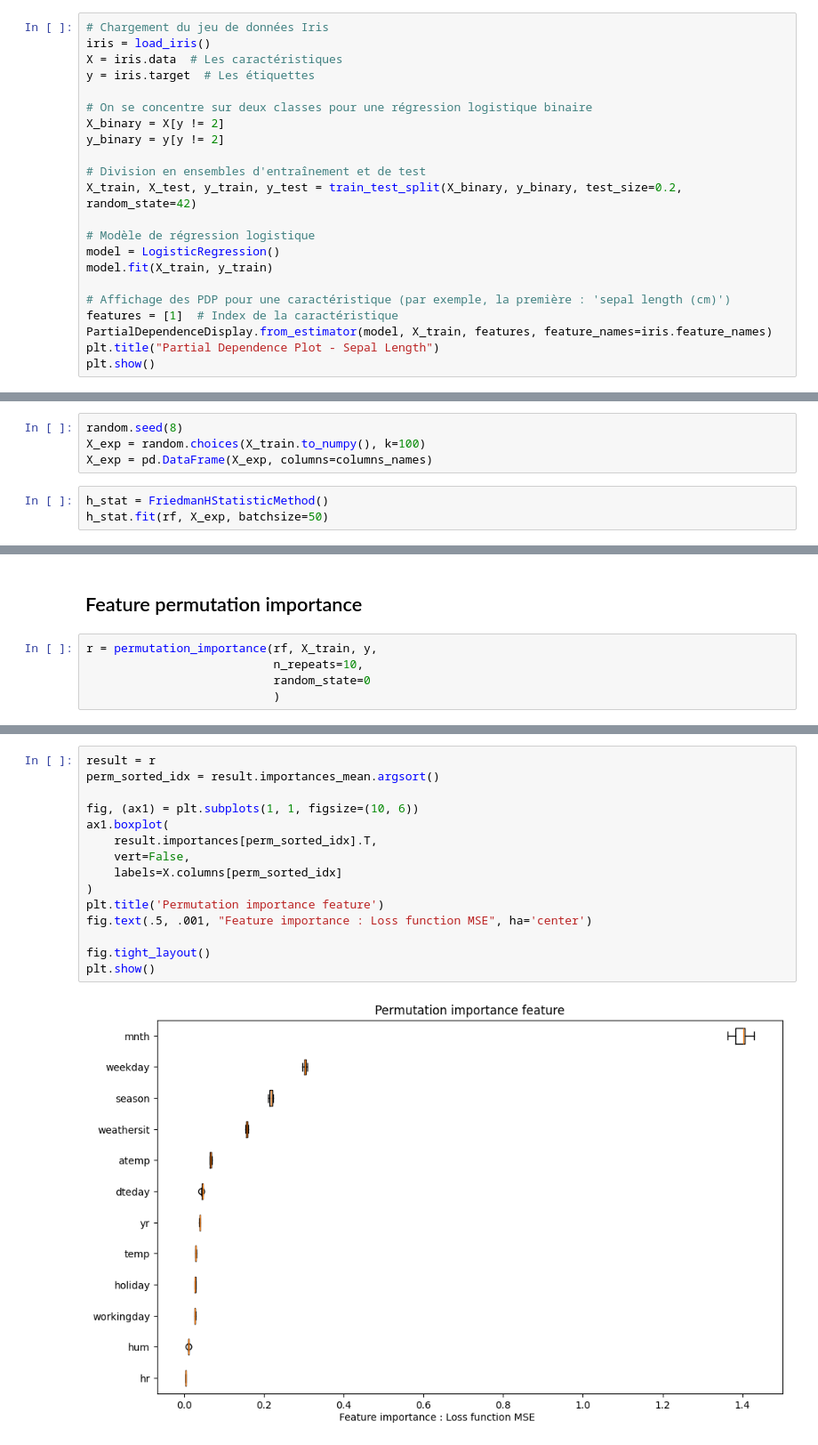
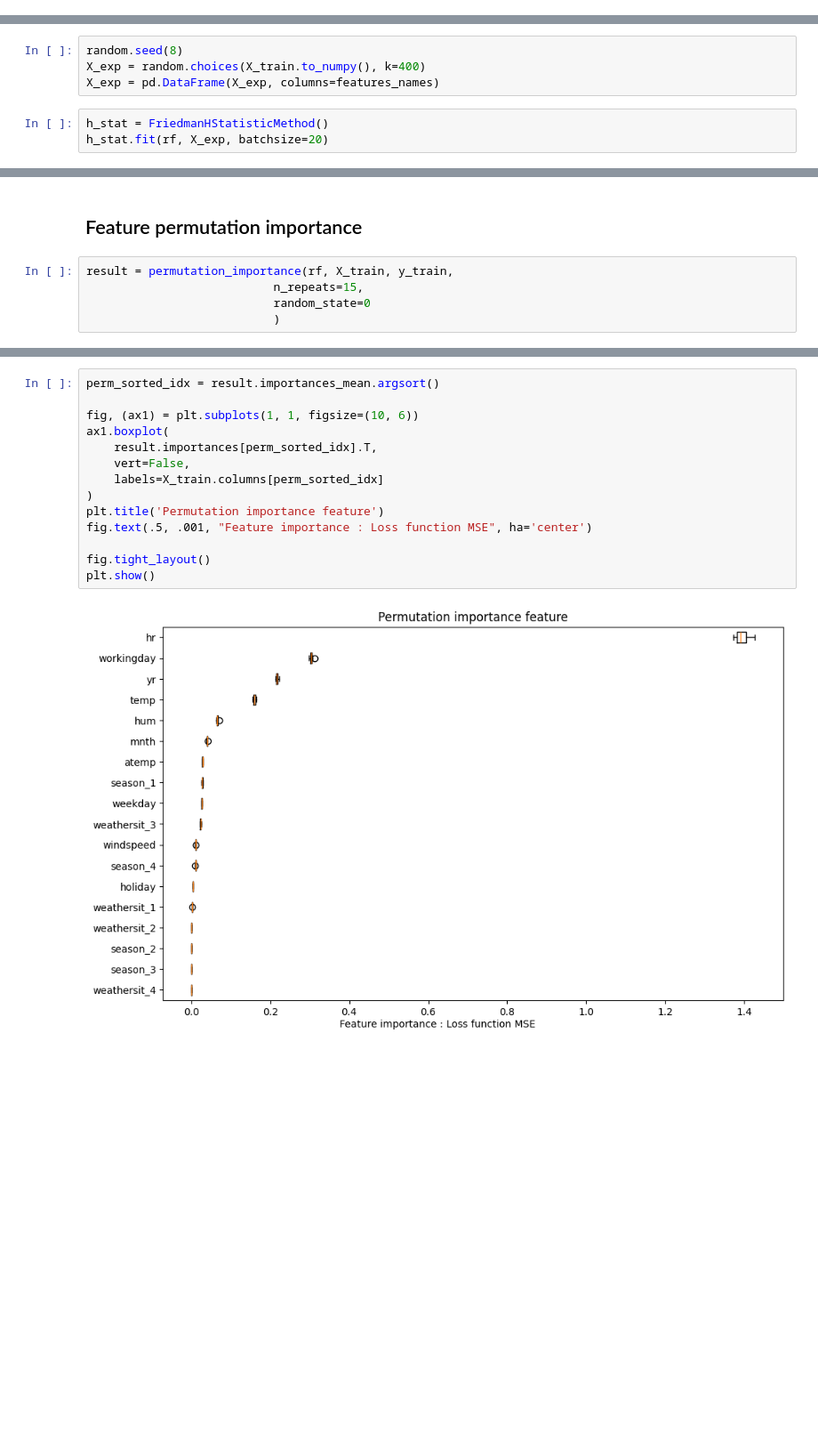
Before and after one commit to Roulitoo/cours_iae, a Jupyter notebook: 04_INTERPRETABLE_ML/code/interpretable_models_code.ipynb, the cells around one changed output, grey strips where cells are left out. Shown at 89% size. Saved outputs shown, nothing was run; the diff lists cells and outputs as text; blank space fills up the shorter version.

```diff
--- a/04_INTERPRETABLE_ML/code/interpretable_models_code.ipynb
+++ b/04_INTERPRETABLE_ML/code/interpretable_models_code.ipynb
@@ -41,22 +131,0 @@ RandomForestRegressor()
-# %%
-# Chargement du jeu de données Iris
-iris = load_iris()
-X = iris.data  # Les caractéristiques
-y = iris.target  # Les étiquettes
-
-# On se concentre sur deux classes pour une régression logistique binaire
-X_binary = X[y != 2]
-y_binary = y[y != 2]
-
-# Division en ensembles d'entraînement et de test
-X_train, X_test, y_train, y_test = train_test_split(X_binary, y_binary, test_size=0.2, random_state=42)
-
-# Modèle de régression logistique
-model = LogisticRegression()
-model.fit(X_train, y_train)
-
-# Affichage des PDP pour une caractéristique (par exemple, la première : 'sepal length (cm)')
-features = [1]  # Index de la caractéristique
-PartialDependenceDisplay.from_estimator(model, X_train, features, feature_names=iris.feature_names)
-plt.title("Partial Dependence Plot - Sepal Length")
-plt.show()
@@ -174,7 +207,7 @@ model = pipeline.fit(X, y)
 # %%
 random.seed(8)
-X_exp = random.choices(X_train.to_numpy(), k=100)
-X_exp = pd.DataFrame(X_exp, columns=columns_names)
+X_exp = random.choices(X_train.to_numpy(), k=400)
+X_exp = pd.DataFrame(X_exp, columns=features_names)
 # %%
 h_stat = FriedmanHStatisticMethod()
-h_stat.fit(rf, X_exp, batchsize=50)
+h_stat.fit(rf, X_exp, batchsize=20)
@@ -188,7 +227,7 @@ h_stat.plot(vis_type="bar_chart",top_k=10 )
 # %% [markdown]
 ## Feature permutation importance
 # %%
-r = permutation_importance(rf, X_train, y,
-                           n_repeats=10,
+result = permutation_importance(rf, X_train, y_train,
+                           n_repeats=15,
                            random_state=0
                            )
@@ -206,17 +242,16 @@ Name: count, dtype: float64
 # %%
-result = r
 perm_sorted_idx = result.importances_mean.argsort()
 
 fig, (ax1) = plt.subplots(1, 1, figsize=(10, 6))
 ax1.boxplot(
     result.importances[perm_sorted_idx].T,
     vert=False,
-    labels=X.columns[perm_sorted_idx]
+    labels=X_train.columns[perm_sorted_idx]
 )
 plt.title('Permutation importance feature')
 fig.text(.5, .001, "Feature importance : Loss function MSE", ha='center')
 
 fig.tight_layout()
 plt.show()
 # %% [output]
-[figure, old version]
+[figure, new version]
```
Also changed, not shown: parts of 43 cells of this notebook, 11 other files.
